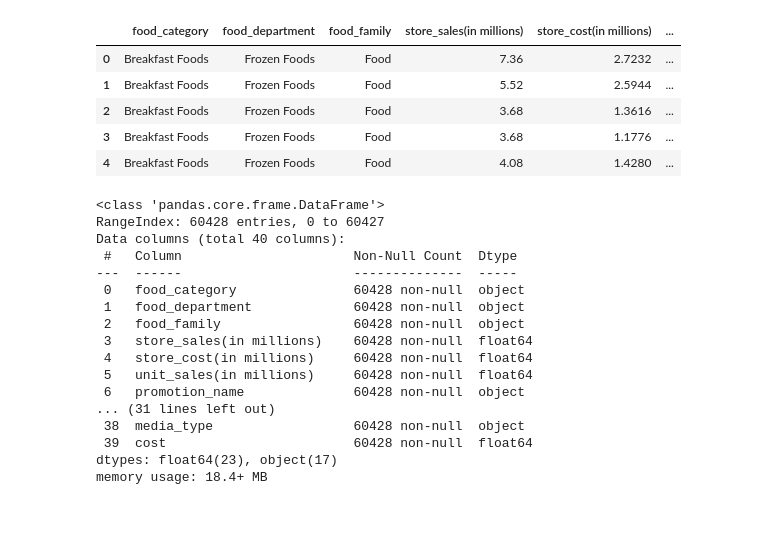
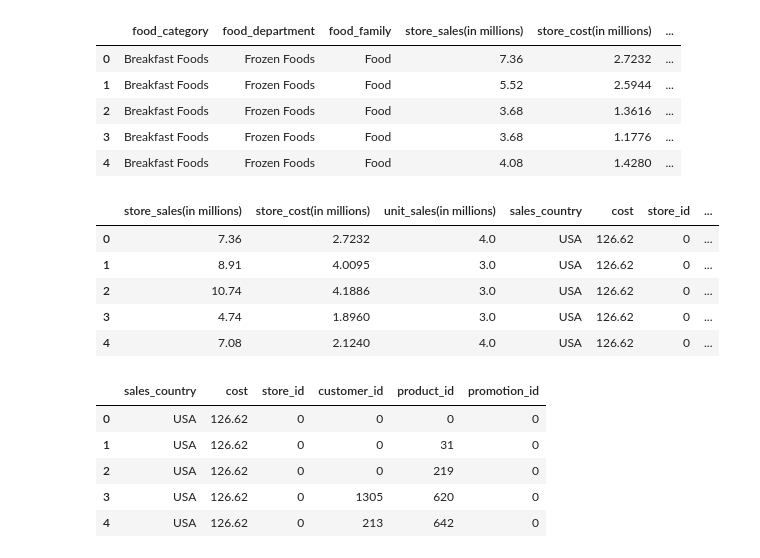
Before and after one commit to BenRoshan100/Customer-AcquisitionCost-Prediction, a Jupyter notebook: campaign_eda.ipynb, the cells around one changed output. Saved outputs shown, nothing was run; the diff lists cells and outputs as text; code cells hidden in the pictures; blank space fills up the shorter version.

```diff
--- a/campaign_eda.ipynb
+++ b/campaign_eda.ipynb
@@ -68,23 +68,3 @@ cac_data.head()
 | 2 | Breakfast Foods | Frozen Foods | Food | 3.68 | 1.3616 | ... |
 | 3 | Breakfast Foods | Frozen Foods | Food | 3.68 | 1.1776 | ... |
 | 4 | Breakfast Foods | Frozen Foods | Food | 4.08 | 1.4280 | ... |
-# %%
-cac_data.info()
-# %% [output]
-<class 'pandas.core.frame.DataFrame'>
-RangeIndex: 60428 entries, 0 to 60427
-Data columns (total 40 columns):
- #   Column                      Non-Null Count  Dtype
----  ------                      --------------  -----
- 0   food_category               60428 non-null  object
- 1   food_department             60428 non-null  object
- 2   food_family                 60428 non-null  object
- 3   store_sales(in millions)    60428 non-null  float64
- 4   store_cost(in millions)     60428 non-null  float64
- 5   unit_sales(in millions)     60428 non-null  float64
- 6   promotion_name              60428 non-null  object
-... (31 lines left out)
- 38  media_type                  60428 non-null  object
- 39  cost                        60428 non-null  float64
-dtypes: float64(23), object(17)
-memory usage: 18.4+ MB
@@ -90,0 +141,18 @@ memory usage: 18.4+ MB
+# %%
+intermediate_data.head()
+# %% [output]
+|  | store_sales(in millions) | store_cost(in millions) | unit_sales(in millions) | sales_country | cost | store_id | ... |
+| 0 | 7.36 | 2.7232 | 4.0 | USA | 126.62 | 0 | ... |
+| 1 | 8.91 | 4.0095 | 3.0 | USA | 126.62 | 0 | ... |
+| 2 | 10.74 | 4.1886 | 3.0 | USA | 126.62 | 0 | ... |
+| 3 | 4.74 | 1.8960 | 3.0 | USA | 126.62 | 0 | ... |
+| 4 | 7.08 | 2.1240 | 4.0 | USA | 126.62 | 0 | ... |
+# %%
+cost_data.head()
+# %% [output]
+|  | sales_country | cost | store_id | customer_id | product_id | promotion_id |
+| 0 | USA | 126.62 | 0 | 0 | 0 | 0 |
+| 1 | USA | 126.62 | 0 | 0 | 31 | 0 |
+| 2 | USA | 126.62 | 0 | 0 | 219 | 0 |
+| 3 | USA | 126.62 | 0 | 1305 | 620 | 0 |
+| 4 | USA | 126.62 | 0 | 213 | 642 | 0 |
```
Also changed, not shown: parts of 7 cells of this notebook.
